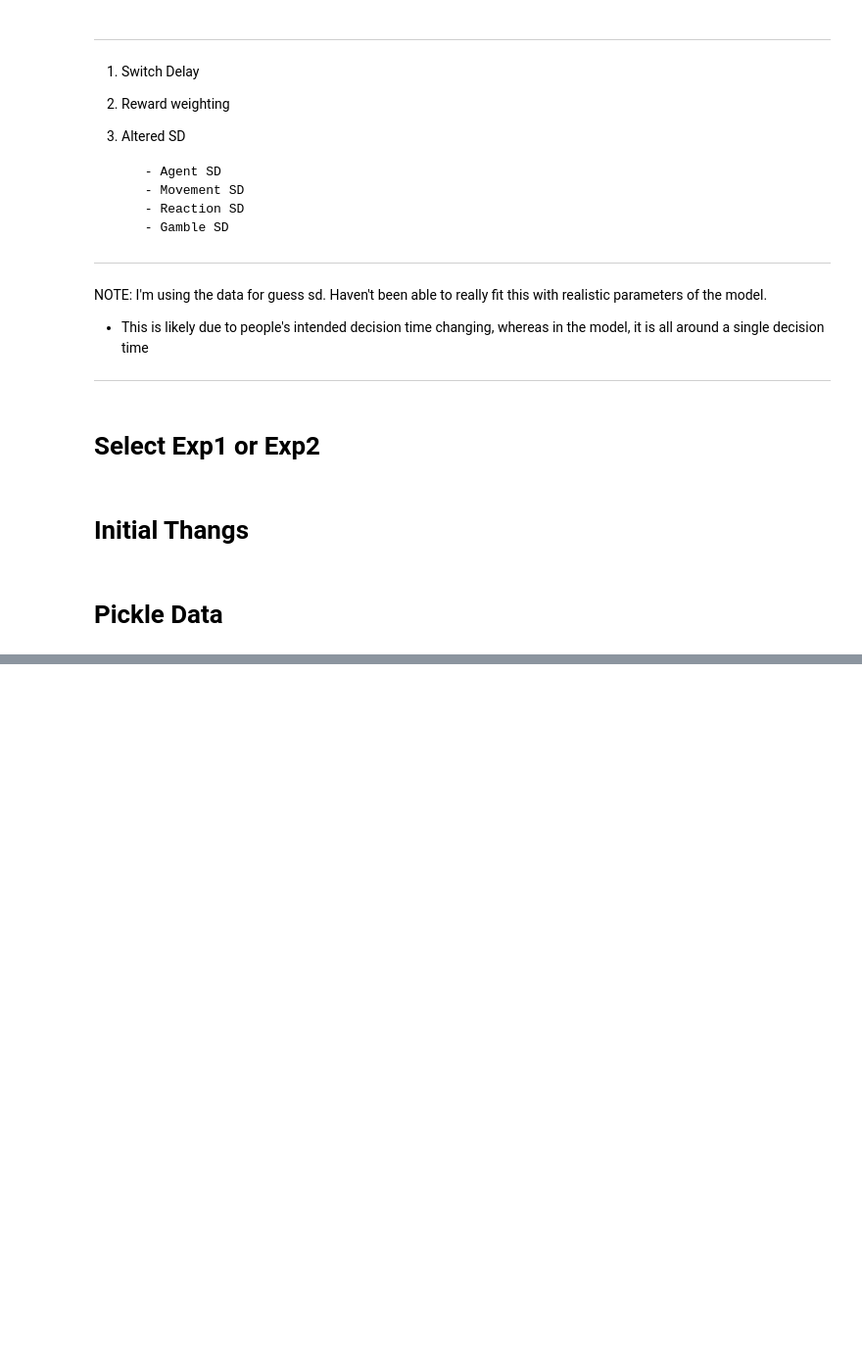
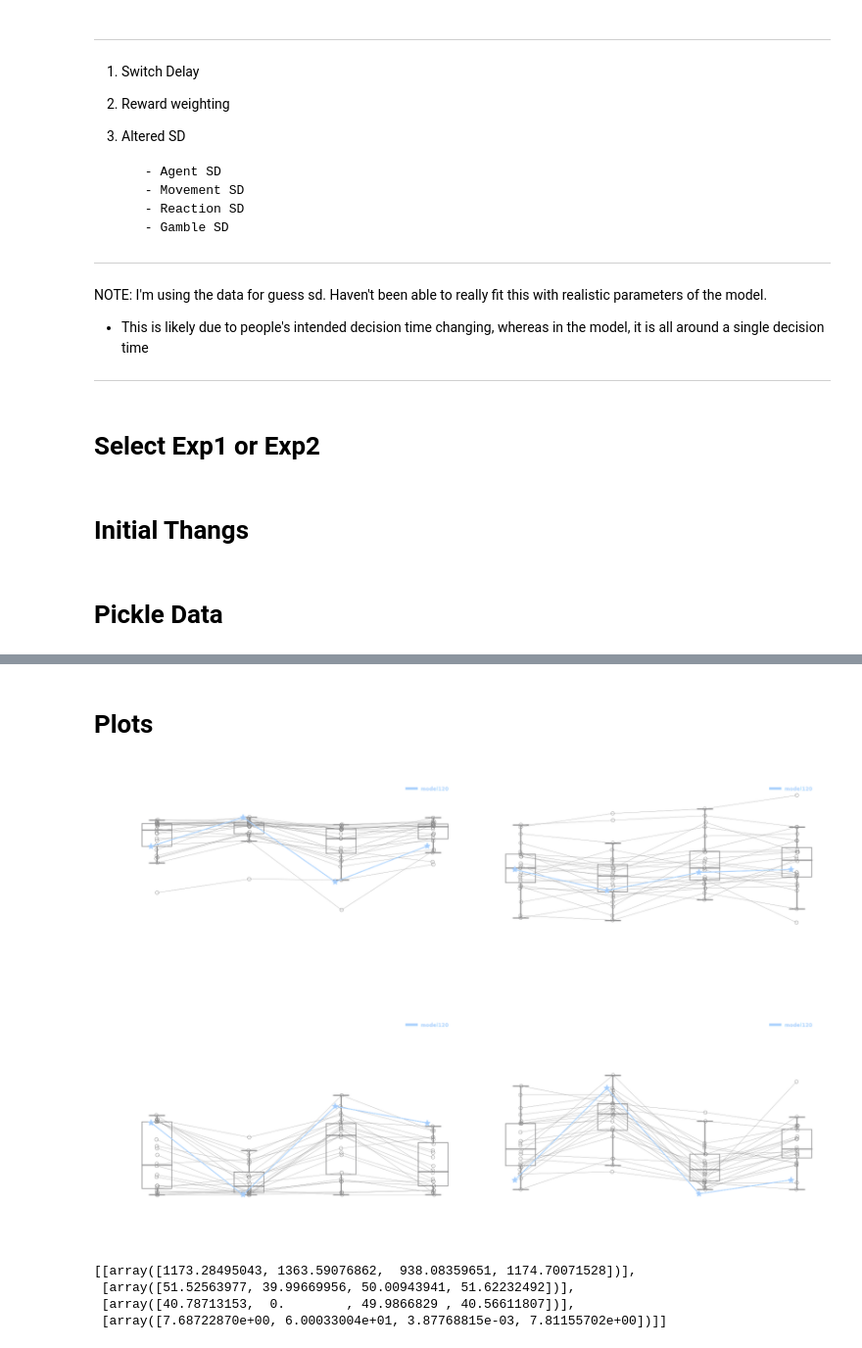
Before and after one commit to SethSullivan/MatchPennies-Agent-Expirement, a Jupyter notebook: scripts/makefigs/Model_Comparisons.ipynb, the cells around one changed output, grey strips where cells are left out. Shown: that part at 98% size. Cells and saved outputs as stored; diff of their text form; code cells hidden in the pictures; blank space fills up the shorter version.

```diff
--- a/scripts/makefigs/Model_Comparisons.ipynb
+++ b/scripts/makefigs/Model_Comparisons.ipynb
@@ -89,0 +81,6 @@ df
+# %%
+# Count the number of unknowns/alterations were made to the model
+df['Parameters'] = np.where(df_description.isin([False,'Less','Greater']),1,0).sum(axis=1)
+n = group.exp_info.num_subjects
+df['BIC'] = n*np.log(df['Loss']/n) + df['Parameters']*np.log(n)
+df
@@ -89,0 +210,6 @@ df
+# %%
+mask = 'Parameters == 1'
+single_parameter_models = df.query(mask)
+single_parameter_models_description = df_description.query(mask)
+display(single_parameter_models_description)
+display(single_parameter_models)
@@ -89,0 +245,2 @@ df
+# %% [markdown]
+# Plots
@@ -89,0 +250,59 @@ df
+# %%
+w,h = 16,10
+
+mult_w, div_w = 0.053,2.3
+div_h = 2.5
+xlocs = np.linspace(0, w/div_w, num=len(it.trial_block_titles))
+legend_fontsize = 8
+
+metrics = [np.nanmedian(group.movement_metrics.movement_onset_times('task'), axis=2),
+            group.score_metrics.score_metric('wins')/group.exp_info.num_task_trials*100,
+            group.score_metrics.score_metric('incorrects')/group.exp_info.num_task_trials*100,
+            group.score_metrics.score_metric('indecisions')/group.exp_info.num_task_trials*100
+            ]
+ylocs = [np.arange(400, 1601, 200)] + [np.arange(0, 101, 25)]*3
+ylabels = ['Time (ms)', 'Wins (%)','Incorrects (%)','Indecisions (%)']
+titles = ['Median Movement Onset Time', 'Wins', 'Incorrects', 'Indecisions']
+model_labels = [name.split('_')[0] for name in models.keys()] # Get the model names, only up to the number, ignore date
+
+fig = dv.Figure(figsize=(w,h),dpi=110)
+ax1 = fig.add_panel(dim=(w*mult_w,    0.0, w/div_w, h/div_h))
+ax2 = fig.add_panel(dim=(w/div_w+1.9, 0.0, w/div_w, h/div_h))
+ax3 = fig.add_panel(dim=(w*mult_w,    5.2, w/div_w, h/div_h))
+ax4 = fig.add_panel(dim=(w/div_w+1.9, 5.2, w/div_w, h/div_h))
+axs = [ax1,ax2,ax3,ax4]
+model_data = [[model.results.get_metric(model.player_behavior.wtd_leave_time,metric_type='true',decision_type='optimal') for model in models.values()],
+             [model.results.get_metric(model.score_metrics.prob_incorrect,metric_type='true',decision_type='optimal')*100 for model in models.values()],
+            [model.results.get_metric(model.score_metrics.prob_indecision,metric_type='true',decision_type='optimal')*100 for model in models.values()]
+            ]
+
+for j in range(len(model_data)):
+    pf.multiple_models_boxplot_v2(
+        ax=axs[j],
+        data=metrics[j],
+        model_data=model_data[j],
+        labels=model_labels,
+        show_boxplot=True,
+        colors=wheel.grey,
+        linestyles=None,
+        line_colors = None,
+        xlocs=xlocs,
+        ylocs=ylocs[j],
+        xticklabels=it.trial_block_titles,
+        xlabel=it.xlabel,
+        ylabel=ylabels[j],
+        title=titles[j],
+        legend_fontsize=legend_fontsize,
+        title_fontsize=20
+    )
+fig.remove_figure_borders()
+# plt.suptitle(suptitles[i], y=1.1, fontsize = 30)
+# %% [output]
+[figure, added]
+# %%
+model_data
+# %% [output]
+[[array([1173.28495043, 1363.59076862,  938.08359651, 1174.70071528])],
+ [array([51.52563977, 39.99669956, 50.00943941, 51.62232492])],
+ [array([40.78713153,  0.        , 49.9866829 , 40.56611807])],
+ [array([7.68722870e+00, 6.00033004e+01, 3.87768815e-03, 7.81155702e+00])]]
```
Also changed, not shown: parts of 24 cells of this notebook.
